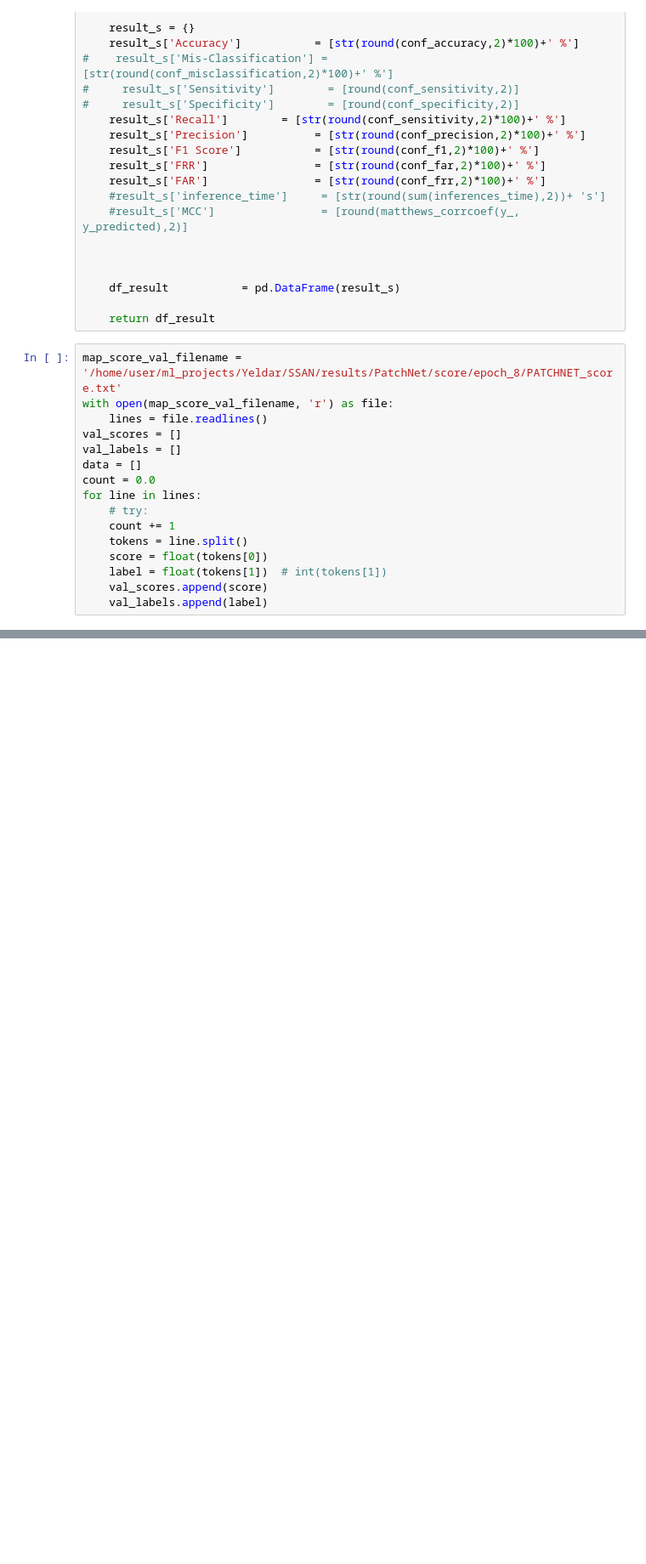
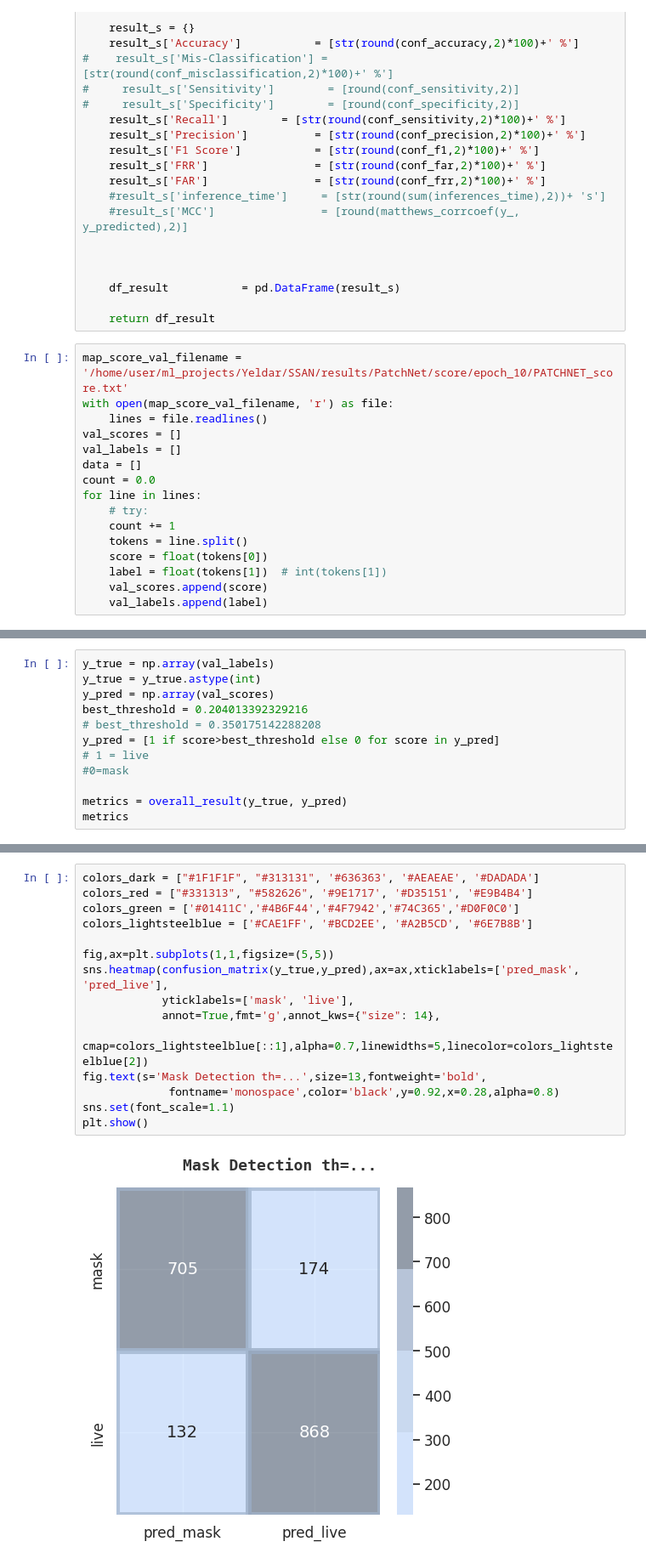
Before and after one commit to biometrickz/SSAN, a Jupyter notebook: Untitled.ipynb, the cells around one changed output, grey strips where cells are left out. Shown at 85% size. Drawn from its saved outputs; the diff is of its cells as text; blank space fills up the shorter version.

```diff
--- a/Untitled.ipynb
+++ b/Untitled.ipynb
@@ -224,7 +224,7 @@ def overall_result(y_, y_predicted):
 
     return df_result
 # %%
-map_score_val_filename = '/home/user/ml_projects/Yeldar/SSAN/results/PatchNet/score/epoch_8/PATCHNET_score.txt'
+map_score_val_filename = '/home/user/ml_projects/Yeldar/SSAN/results/PatchNet/score/epoch_10/PATCHNET_score.txt'
 with open(map_score_val_filename, 'r') as file:
     lines = file.readlines()
 val_scores = []
@@ -299,0 +257,12 @@ plt.show()
+# %%
+y_true = np.array(val_labels)
+y_true = y_true.astype(int)
+y_pred = np.array(val_scores)
+best_threshold = 0.204013392329216
+# best_threshold = 0.350175142288208
+y_pred = [1 if score>best_threshold else 0 for score in y_pred]
+# 1 = live
+#0=mask
+
+metrics = overall_result(y_true, y_pred)
+metrics
@@ -314,0 +289,17 @@ plt.show()
+# %%
+colors_dark = ["#1F1F1F", "#313131", '#636363', '#AEAEAE', '#DADADA']
+colors_red = ["#331313", "#582626", '#9E1717', '#D35151', '#E9B4B4']
+colors_green = ['#01411C','#4B6F44','#4F7942','#74C365','#D0F0C0']
+colors_lightsteelblue = ['#CAE1FF', '#BCD2EE', '#A2B5CD', '#6E7B8B']
+
+fig,ax=plt.subplots(1,1,figsize=(5,5))
+sns.heatmap(confusion_matrix(y_true,y_pred),ax=ax,xticklabels=['pred_mask', 'pred_live'],
+            yticklabels=['mask', 'live'],
+            annot=True,fmt='g',annot_kws={"size": 14},
+           cmap=colors_lightsteelblue[::1],alpha=0.7,linewidths=5,linecolor=colors_lightsteelblue[2])
+fig.text(s='Mask Detection th=...',size=13,fontweight='bold',
+             fontname='monospace',color='black',y=0.92,x=0.28,alpha=0.8)
+sns.set(font_scale=1.1)
+plt.show()
+# %% [output]
+[figure, added]
```
Also changed, not shown: parts of 14 cells of this notebook, 7 other files.
